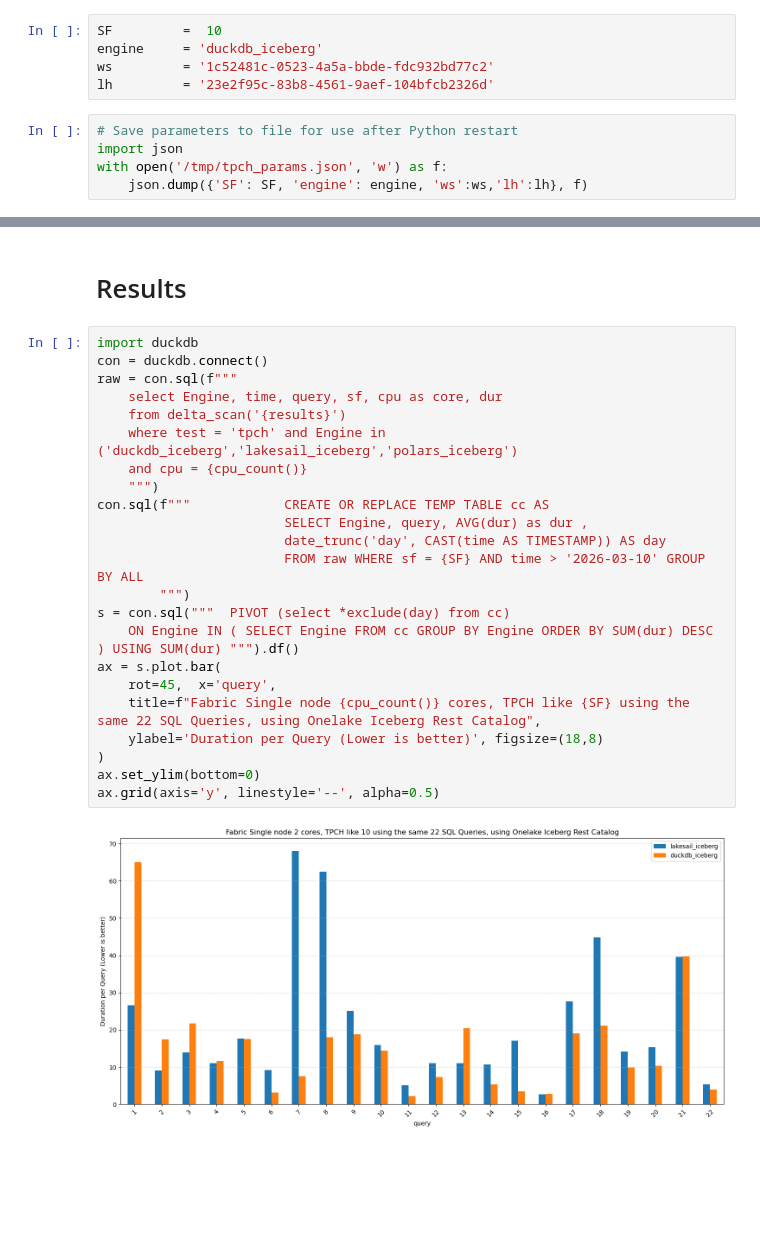
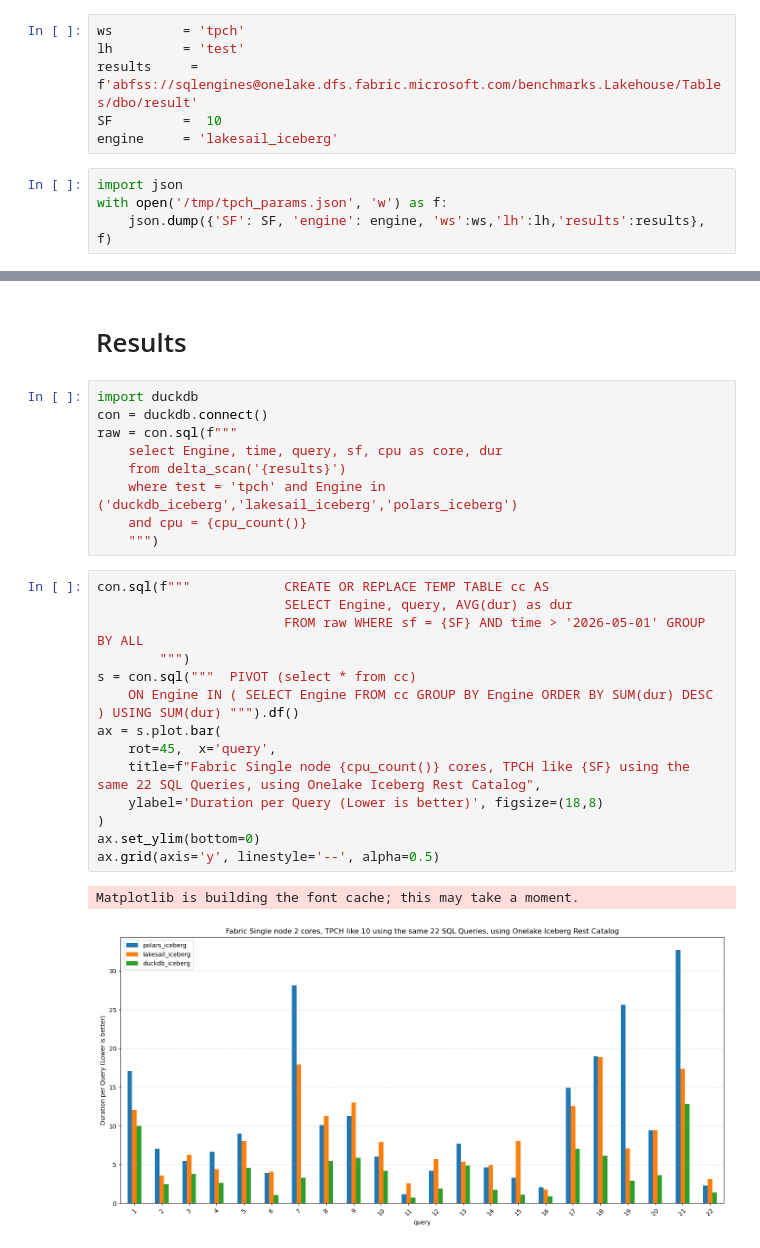
Before and after one commit to djouallah/Fabric_Notebooks_Demo, a Jupyter notebook: TableFormat/iceberg/Onelake_IRC/tpch_iceberg.ipynb, the cells around one changed output, grey strips where cells are left out. Saved outputs shown, nothing was run; the diff lists cells and outputs as text; blank space fills up the shorter version.

```diff
--- a/TableFormat/iceberg/Onelake_IRC/tpch_iceberg.ipynb
+++ b/TableFormat/iceberg/Onelake_IRC/tpch_iceberg.ipynb
@@ -4,12 +13,12 @@ Unified notebook supporting multiple engines: chdb, duckdb, lakesail
 # %%
+ws         = 'tpch'
+lh         = 'test'
+results     = f'abfss://sqlengines@onelake.dfs.fabric.microsoft.com/benchmarks.Lakehouse/Tables/dbo/result'
 SF         =  10
-engine     = 'duckdb_iceberg'
-ws         = '1c52481c-0523-4a5a-bbde-fdc932bd77c2'
-lh         = '23e2f95c-83b8-4561-9aef-104bfcb2326d'
+engine     = 'lakesail_iceberg'
 # %%
-# Save parameters to file for use after Python restart
 import json
 with open('/tmp/tpch_params.json', 'w') as f:
-    json.dump({'SF': SF, 'engine': engine, 'ws':ws,'lh':lh}, f)
+    json.dump({'SF': SF, 'engine': engine, 'ws':ws,'lh':lh,'results':results}, f)
 # %%
 !pip install -q pyiceberg --upgrade
@@ -920,28 +992,29 @@ Wall time: 1min 52s
 # %% [markdown]
 # Results
+# %%
+import duckdb
+con = duckdb.connect()
+raw = con.sql(f"""
+    select Engine, time, query, sf, cpu as core, dur
+    from delta_scan('{results}')
+    where test = 'tpch' and Engine in ('duckdb_iceberg','lakesail_iceberg','polars_iceberg')
+    and cpu = {cpu_count()}
+    """)
 # %%
-import duckdb
-con = duckdb.connect()
-raw = con.sql(f"""
-    select Engine, time, query, sf, cpu as core, dur
-    from delta_scan('{results}')
-    where test = 'tpch' and Engine in ('duckdb_iceberg','lakesail_iceberg','polars_iceberg')
-    and cpu = {cpu_count()}
-    """)
 con.sql(f"""            CREATE OR REPLACE TEMP TABLE cc AS
-                        SELECT Engine, query, AVG(dur) as dur ,
-                        date_trunc('day', CAST(time AS TIMESTAMP)) AS day
-                        FROM raw WHERE sf = {SF} AND time > '2026-03-10' GROUP BY ALL
+                        SELECT Engine, query, AVG(dur) as dur
+                        FROM raw WHERE sf = {SF} AND time > '2026-05-01' GROUP BY ALL
         """)
-s = con.sql("""  PIVOT (select *exclude(day) from cc)
+s = con.sql("""  PIVOT (select * from cc)
     ON Engine IN ( SELECT Engine FROM cc GROUP BY Engine ORDER BY SUM(dur) DESC ) USING SUM(dur) """).df()
 ax = s.plot.bar(
     rot=45,  x='query',
     title=f"Fabric Single node {cpu_count()} cores, TPCH like {SF} using the same 22 SQL Queries, using Onelake Iceberg Rest Catalog",
     ylabel='Duration per Query (Lower is better)', figsize=(18,8)
 )
 ax.set_ylim(bottom=0)
 ax.grid(axis='y', linestyle='--', alpha=0.5)
 # %% [output]
+Matplotlib is building the font cache; this may take a moment.
-[figure, old version]
+[figure, new version]
 # %%
```
Also changed, not shown: parts of 19 cells of this notebook.
